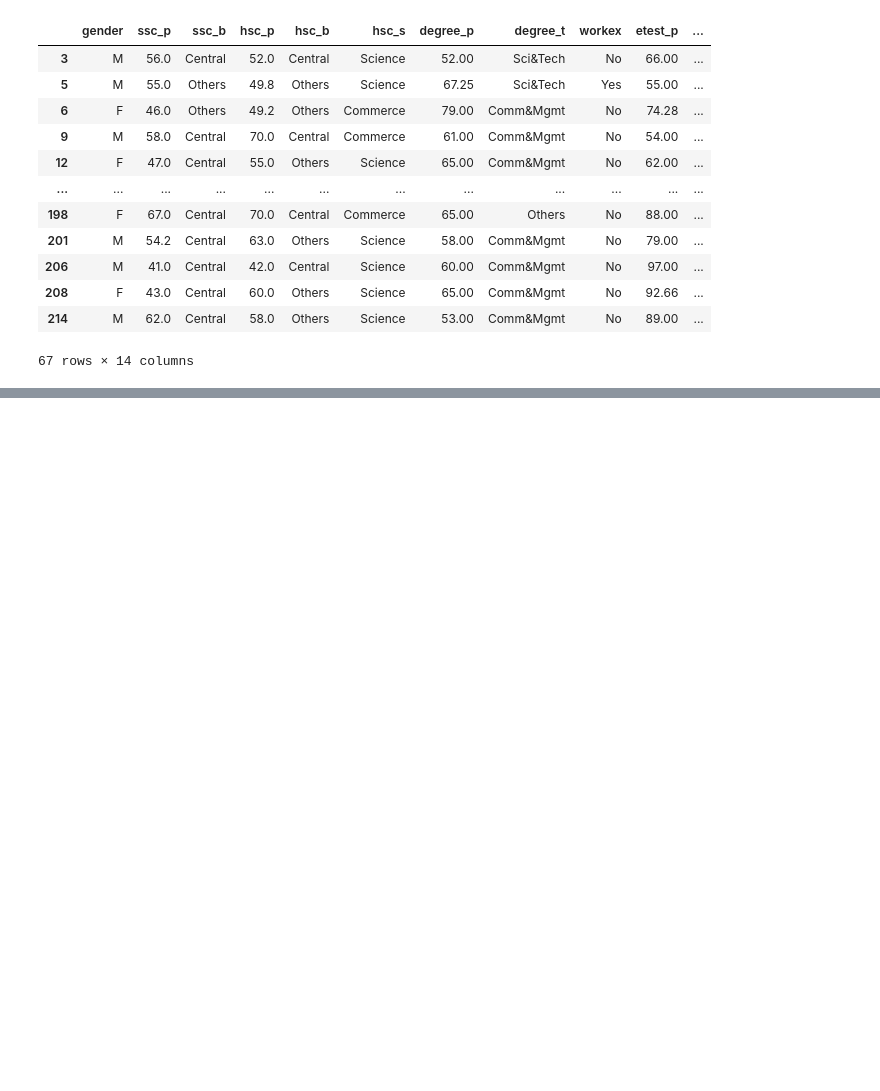
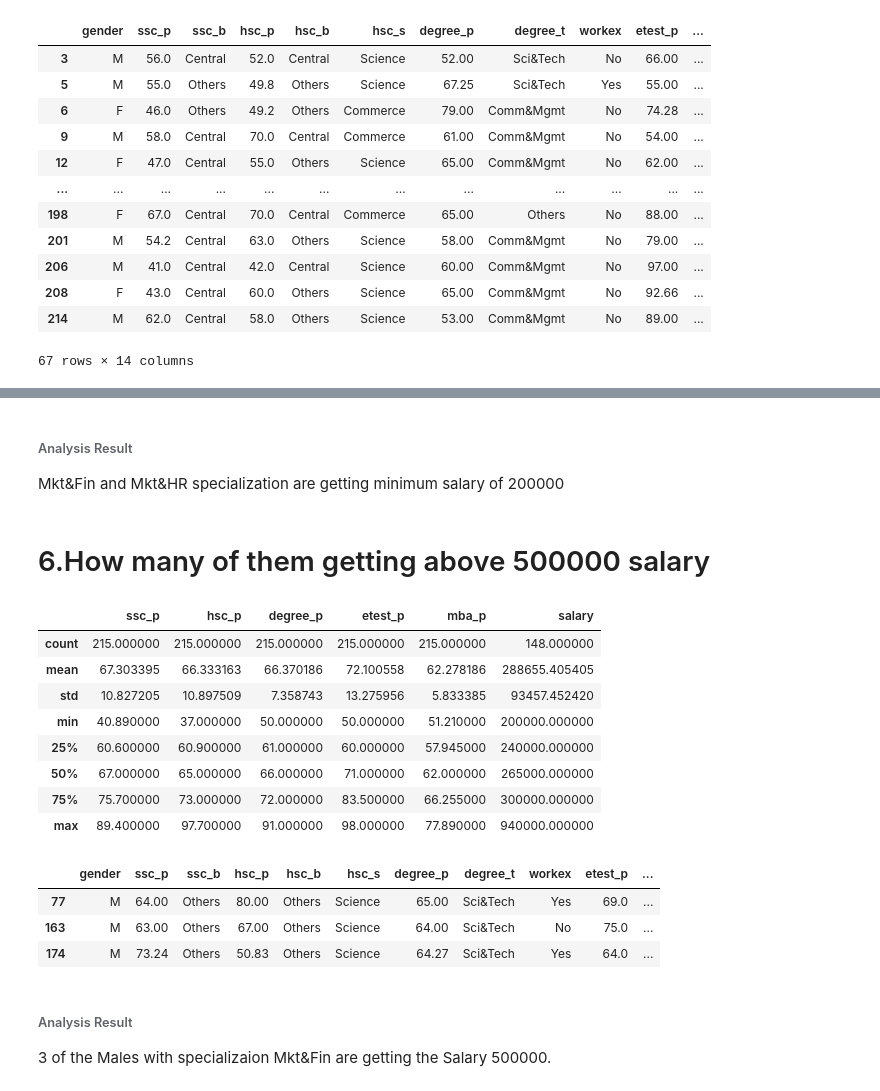
Before and after one commit to paddy202557/Week-6_Data_Science-Bivariate-Analysis, a Jupyter notebook: 14_Data_Science_Assignment.ipynb, the cells around one changed output, grey strips where cells are left out. Drawn from its saved outputs; the diff is of its cells as text; code cells hidden in the pictures; blank space fills up the shorter version.

```diff
--- a/14_Data_Science_Assignment.ipynb
+++ b/14_Data_Science_Assignment.ipynb
@@ -167,0 +269,27 @@ status_notplaced
+# %% [markdown]
+###### Analysis Result
+Mkt&Fin  and Mkt&HR  specialization are  getting  minimum salary of 200000
+# %% [markdown]
+# 6.How many of them getting above 500000 salary
+# %%
+dataset.describe()
+# %% [output]
+|  | ssc_p | hsc_p | degree_p | etest_p | mba_p | salary |
+| count | 215.000000 | 215.000000 | 215.000000 | 215.000000 | 215.000000 | 148.000000 |
+| mean | 67.303395 | 66.333163 | 66.370186 | 72.100558 | 62.278186 | 288655.405405 |
+| std | 10.827205 | 10.897509 | 7.358743 | 13.275956 | 5.833385 | 93457.452420 |
+| min | 40.890000 | 37.000000 | 50.000000 | 50.000000 | 51.210000 | 200000.000000 |
+| 25% | 60.600000 | 60.900000 | 61.000000 | 60.000000 | 57.945000 | 240000.000000 |
+| 50% | 67.000000 | 65.000000 | 66.000000 | 71.000000 | 62.000000 | 265000.000000 |
+| 75% | 75.700000 | 73.000000 | 72.000000 | 83.500000 | 66.255000 | 300000.000000 |
+| max | 89.400000 | 97.700000 | 91.000000 | 98.000000 | 77.890000 | 940000.000000 |
+# %%
+dataset[dataset['salary']== 500000]
+# %% [output]
+|  | gender | ssc_p | ssc_b | hsc_p | hsc_b | hsc_s | degree_p | degree_t | workex | etest_p | ... |
+| 77 | M | 64.00 | Others | 80.00 | Others | Science | 65.00 | Sci&Tech | Yes | 69.0 | ... |
+| 163 | M | 63.00 | Others | 67.00 | Others | Science | 64.00 | Sci&Tech | No | 75.0 | ... |
+| 174 | M | 73.24 | Others | 50.83 | Others | Science | 64.27 | Sci&Tech | Yes | 64.0 | ... |
+# %% [markdown]
+###### Analysis Result
+3 of the Males with specializaion Mkt&Fin are getting the Salary 500000.
```
Also changed, not shown: parts of 32 cells of this notebook, 3 other files.
